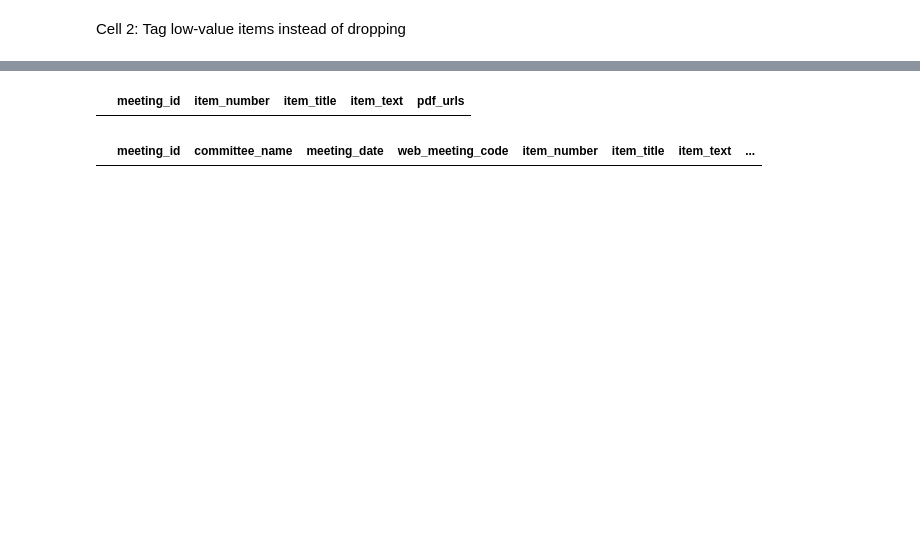
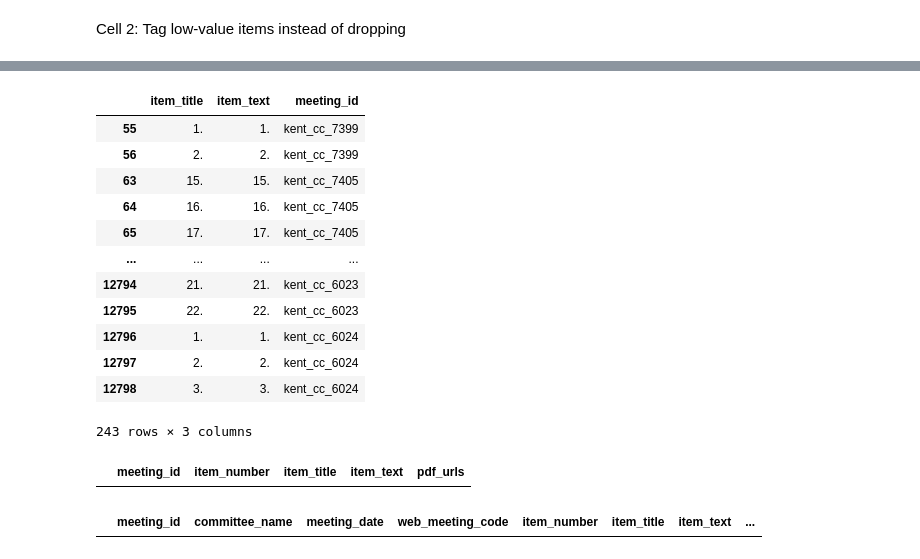
Before and after one commit to lusavkaedu/council-assistant, a Jupyter notebook: notebooks/0D_Scraping_EDA_Agenda_Meetings_Metadata.ipynb, the cells around one changed output, grey strips where cells are left out. Drawn from its saved outputs; the diff is of its cells as text; code cells hidden in the pictures; blank space fills up the shorter version.

```diff
--- a/notebooks/0D_Scraping_EDA_Agenda_Meetings_Metadata.ipynb
+++ b/notebooks/0D_Scraping_EDA_Agenda_Meetings_Metadata.ipynb
@@ -688,11 +732,48 @@ category_counts
+# %%
+def assign_embed_status(row):
+    category = row["category"]
+    wc = row["word_count"]
+    text = str(row["item_text"]).lower()
+    has_pdf = isinstance(row.get("pdf_urls"), list) and len(row["pdf_urls"]) > 0
+
+    if category == "discussion":
+        return True
+    if category == "appointments":
+        return wc > 10
+    if category == "questions":
+        return wc > 20 or has_pdf
+    if category == "work_programme":
+        return True
+    if category == "appeal":
+        return wc > 5 and "restricted" in text
+    if category == "declarations":
+        return wc > 50
+    return False
+
+# Apply to your agenda metadata dataframe
+agenda_flat["embed_status"] = agenda_flat.apply(assign_embed_status, axis=1)
 # %%
 # Match titles that start with any number (with optional decimal), followed by a dot
 pattern = r'^\d+(\.\d+)?\.'
 
 matches = agenda_flat[agenda_flat['item_title'].str.match(pattern, na=False)]
 
 # Display useful fields
-#matches[['agenda_id', 'item_title', 'item_text', 'meeting_id']]
+matches[['item_title', 'item_text', 'meeting_id']]
+# %% [output]
+|  | item_title | item_text | meeting_id |
+| 55 | 1. | 1. | kent_cc_7399 |
+| 56 | 2. | 2. | kent_cc_7399 |
+| 63 | 15. | 15. | kent_cc_7405 |
+| 64 | 16. | 16. | kent_cc_7405 |
+| 65 | 17. | 17. | kent_cc_7405 |
+| ... | ... | ... | ... |
+| 12794 | 21. | 21. | kent_cc_6023 |
+| 12795 | 22. | 22. | kent_cc_6023 |
+| 12796 | 1. | 1. | kent_cc_6024 |
+| 12797 | 2. | 2. | kent_cc_6024 |
+| 12798 | 3. | 3. | kent_cc_6024 |
+243 rows × 3 columns
 # %%
 matches = agenda_flat[agenda_flat['meeting_id'].str.contains('5703', na=False)]
 
```
Also changed, not shown: parts of 32 cells of this notebook.
